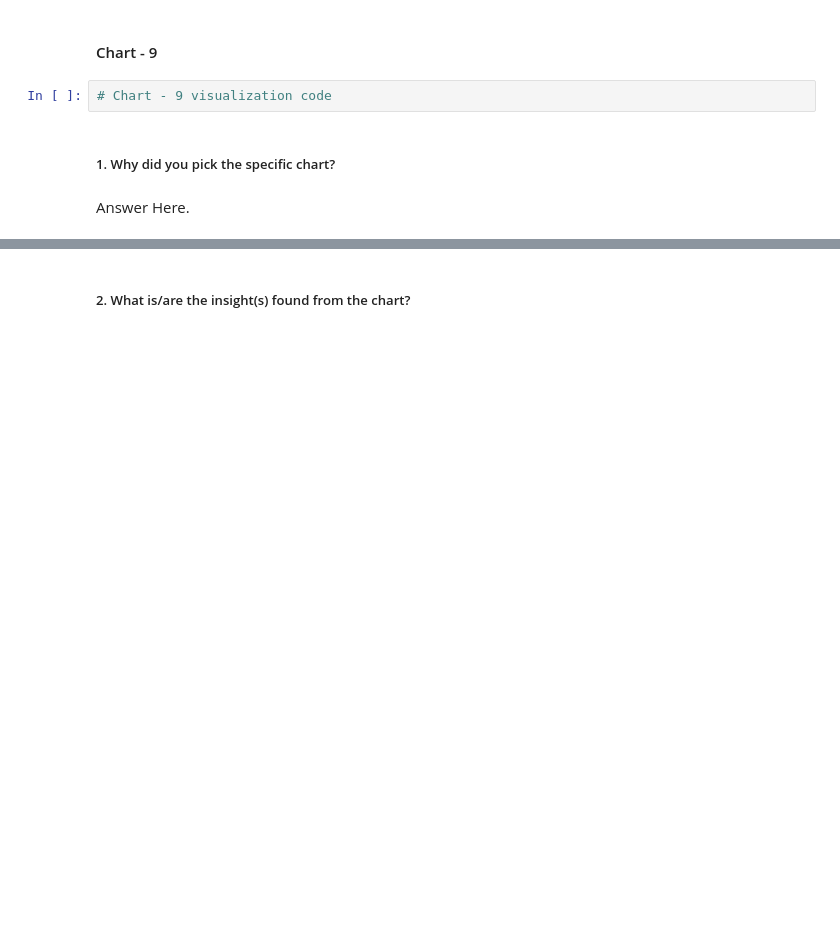
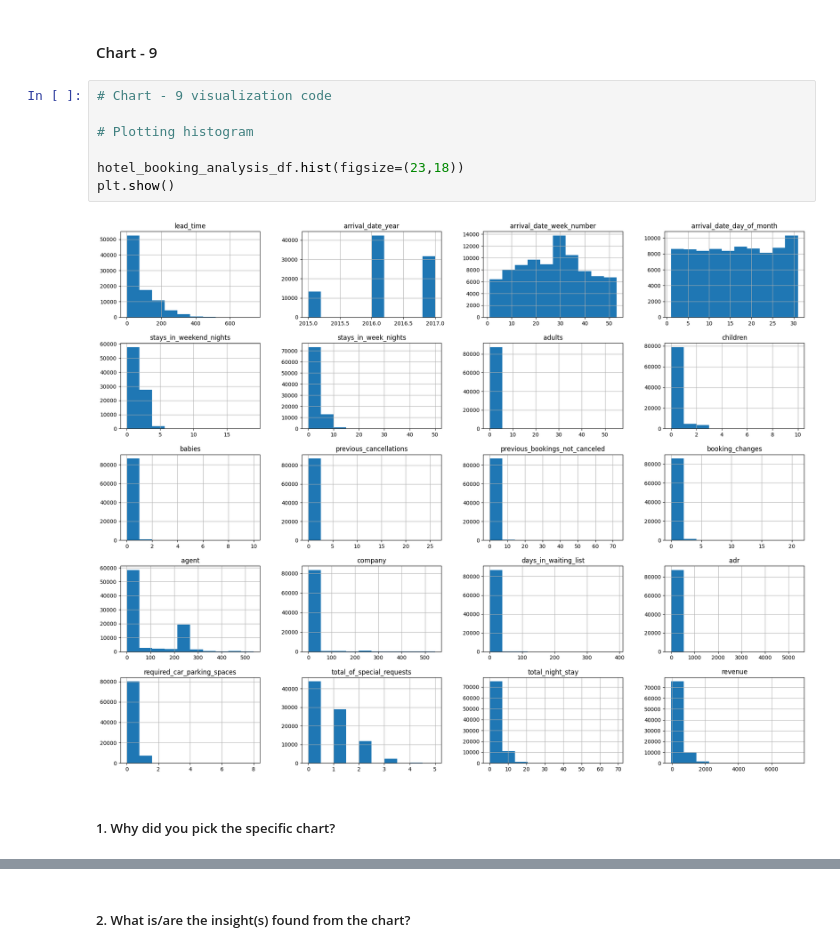
Before and after one commit to lovbundela240/EDA---Hotel-Booking-Analysis_ipynb, a Jupyter notebook: EDA_Hotel_Booking_Analysis.ipynb, the cells around one changed output, grey strips where cells are left out. Saved outputs shown, nothing was run; the diff lists cells and outputs as text; blank space fills up the shorter version.

```diff
--- a/EDA_Hotel_Booking_Analysis.ipynb
+++ b/EDA_Hotel_Booking_Analysis.ipynb
@@ -866,7 +874,12 @@ Answer Here
 #### Chart - 9
 # %%
 # Chart - 9 visualization code
+
+# Plotting histogram
+
+hotel_booking_analysis_df.hist(figsize=(23,18))
+plt.show()
+# %% [output]
+[figure, added]
 # %% [markdown]
 ##### 1. Why did you pick the specific chart?
-# %% [markdown]
-Answer Here.
```
Also changed, not shown: parts of 22 cells of this notebook.
